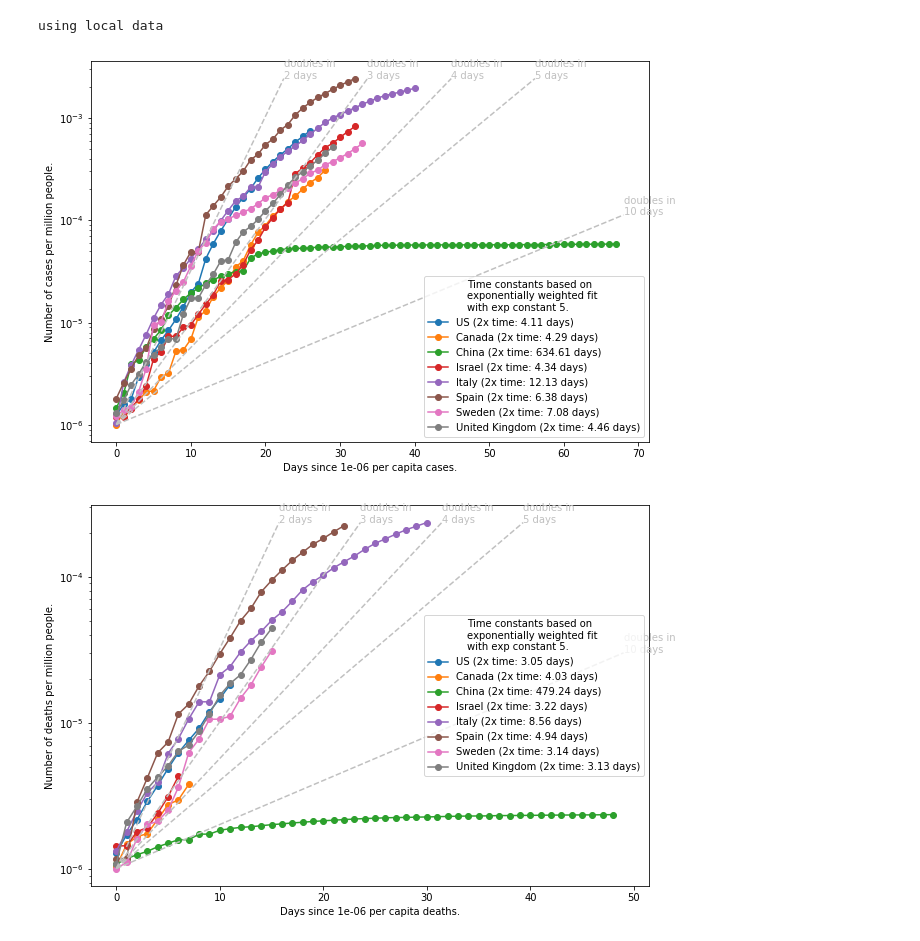
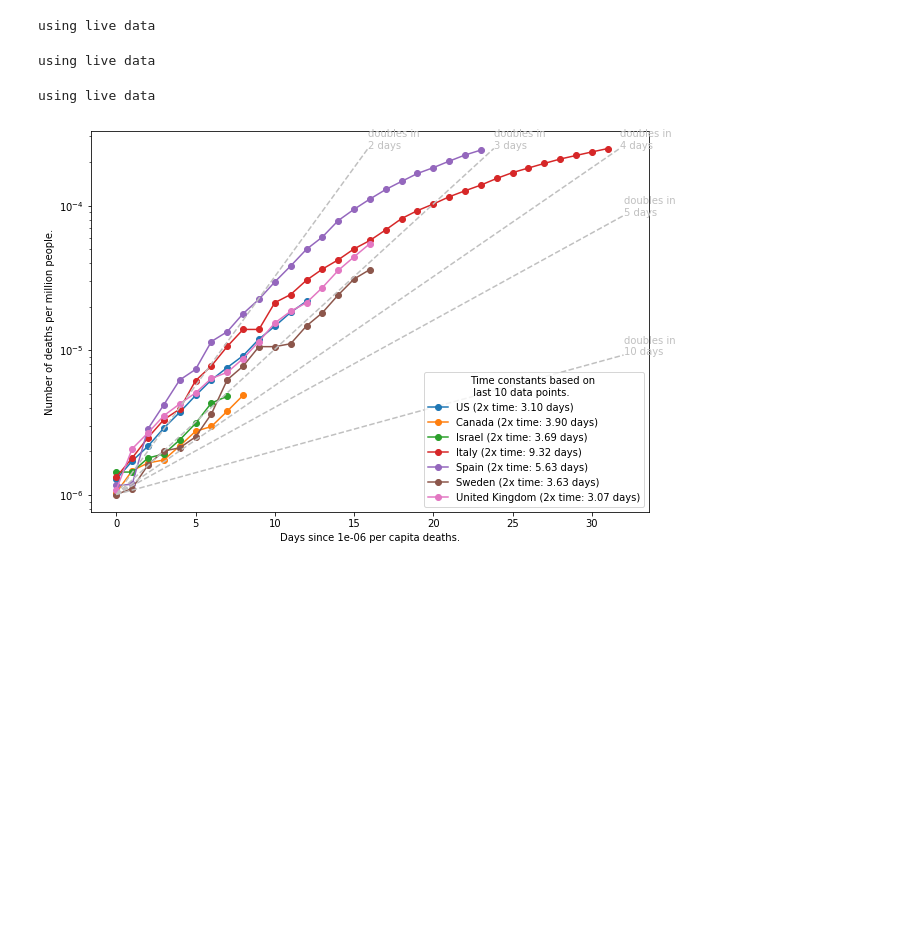
Before and after one commit to zonradkuse/covid-data-processing, a Jupyter notebook: non-interactive-plots.ipynb, the cells around one changed output. Drawn from its saved outputs; the diff is of its cells as text; code cells hidden in the pictures; blank space fills up the shorter version.

```diff
--- a/non-interactive-plots.ipynb
+++ b/non-interactive-plots.ipynb
@@ -4,19 +4,27 @@ import pandas as pd
 import plots
 plots.use_JHU_github_live_data()
 # %%
-cases, deaths, recovered = plots.parse_country_data('local')
+cases, deaths, recovered = plots.parse_country_data()
 # %% [output]
-using local data
+using live data
+# %%
+us_cases, us_deaths, us_testing = plots.parse_us_state_data()
+# %% [output]
+using live data
+# %%
+wi_cases, wi_deaths, wi_testing = plots.parse_us_county_data("Wisconsin")
+# %% [output]
+using live data
 # %%
-country_list = ["US","Canada","China","Israel","Italy","Spain","Sweden","United Kingdom"]
-fit_info = {'constant':2, 'length':5, 'type':'exp'}
+country_list = ["US","Canada","Israel","Italy","Spain","Sweden","United Kingdom"]
+#country_list = ["US"]
+fit_info = {'constant':2, 'length':10, 'type':'last'}
 per_capita_layout =  zip([cases,deaths],["cases","deaths"],[1,1])
 raw_layout = zip([cases,deaths],["cases","deaths"],[100,5])
 # %%
 for data_set, data_type, threshold in per_capita_layout:
-    plots.semilog_per_capita_since(data_set, country_list, data_type=data_type,
+    plots.semilog_per_capita_since(((data_set, country_list,plots.pop_data),), data_type=data_type,
                                 threshold=threshold,
                                 fit_info = fit_info)
 # %% [output]
-[figure, old version]
+[figure, new version]
-[figure, removed]
```
Also changed, not shown: parts of 3 cells of this notebook, 1 other file.
